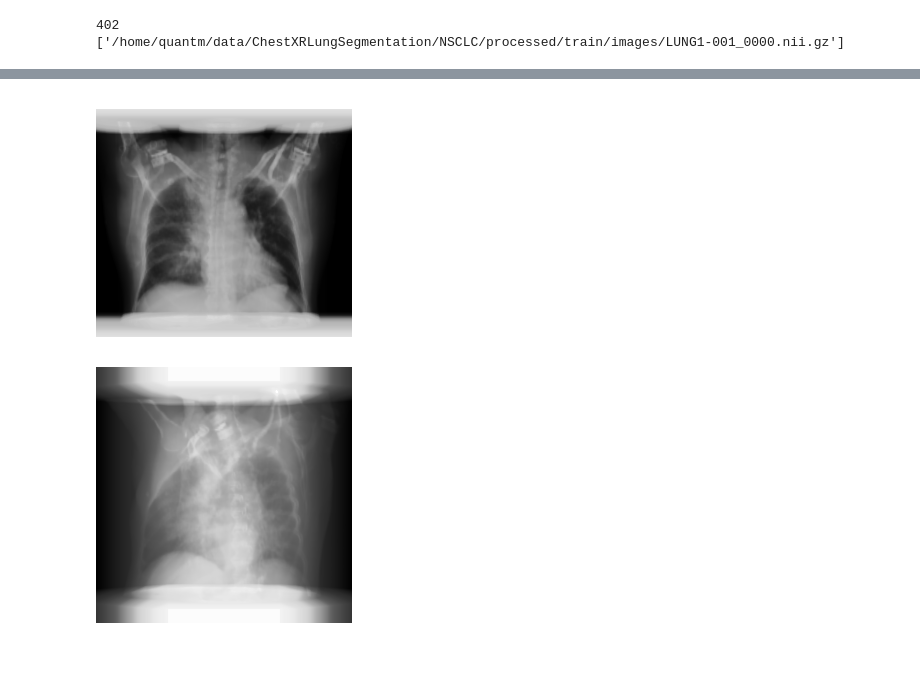
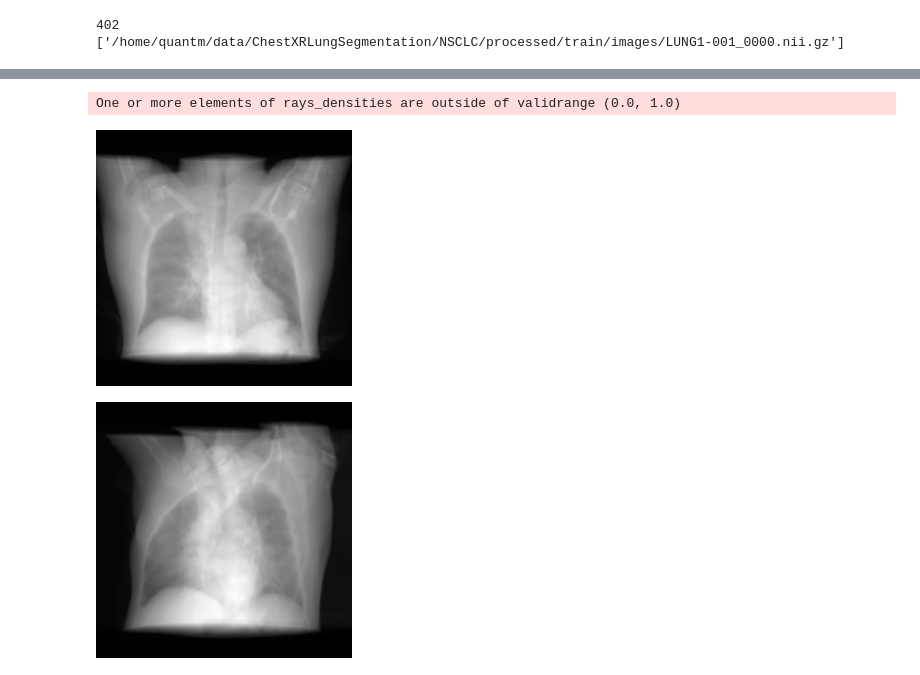
Before and after one commit to tmquan/med3d, a Jupyter notebook: Renderer.ipynb, the cells around one changed output, grey strips where cells are left out. Cells and saved outputs as stored; diff of their text form; code cells hidden in the pictures.

```diff
--- a/Renderer.ipynb
+++ b/Renderer.ipynb
@@ -88,14 +88,14 @@ val_transforms = Compose(
             align_corners=True,
         ),
         OrientationDict(keys=("image3d"), axcodes="ASL"),
-        # ScaleIntensityRangeDict(
-        #     keys=["image3d"],
-        #     clip=True,
-        #     a_min=-1024,
-        #     a_max=+3071,
-        #     b_min=0.0,
-        #     b_max=1.0,
-        # ),
+        ScaleIntensityRangeDict(
+            keys=["image3d"],
+            clip=True,
+            a_min=-1024,
+            a_max=+3071,
+            b_min=0.0,
+            b_max=1.0,
+        ),
         ScaleIntensityRangeDict(
             keys=["image3d"],
             clip=True,
@@ -221,8 +221,8 @@ def correct_window(
     T_old,
     a_min=-1024,
     a_max=3071,
-    b_min=-600, #-100, #-512,
-    b_max=800, #+900, #3071, #1536, #2560,
+    b_min=-1024, #-100, #-512,
+    b_max=3071, #+900, #3071, #1536, #2560,
     factor=1.0
 ):
     # Calculate the range for the old and new scales
@@ -288,33 +286,34 @@ Image(filename="ScreenCentricXRayHiddenImage.png")
 # %%
 from dvr.renderer import ObjectCentricXRayVolumeRenderer
 fwd_renderer = ObjectCentricXRayVolumeRenderer(
     image_width=256,
     image_height=256,
     n_pts_per_ray=800,
     min_depth=znear,
     max_depth=zfar,
     ndc_extent=1.0,
 )
 
 data = {}
 data["image3d"] = ct_images[i]
 image3d = val_transforms(data)
 
 image3d = image3d["image3d"].to(device)
 image3d = image3d.unsqueeze(0)
-image3d = transform_hu_to_density(image3d)
-# image3d = correct_window(image3d)
+# image3d = transform_hu_to_density(image3d)
+image3d = correct_window(image3d)
 
 output = fwd_renderer.forward(
     image3d=image3d,
     cameras=view_hidden,
 ).clamp_(0, 1).squeeze().detach().cpu()
 output = (255*output).astype(torch.uint8).unsqueeze(0) #.transpose(-1, -2)
 
 torchvision.io.write_png(output, f"ObjectCentricXRayHiddenImage.png")
 Image(filename="ObjectCentricXRayHiddenImage.png")
 # %% [output]
+One or more elements of rays_densities are outside of validrange (0.0, 1.0)
-[figure, old version]
+[figure, new version]
 # %%
 from dvr.renderer import ObjectCentricXRayVolumeRenderer
 fwd_renderer = ObjectCentricXRayVolumeRenderer(
@@ -332,8 +331,8 @@ image3d = val_transforms(data)
 
 image3d = image3d["image3d"].to(device)
 image3d = image3d.unsqueeze(0)
-image3d = transform_hu_to_density(image3d)
-# image3d = correct_window(image3d)
+# image3d = transform_hu_to_density(image3d)
+image3d = correct_window(image3d)
 
 output = fwd_renderer.forward(
     image3d=image3d,
@@ -344,7 +343,7 @@ output = (255*output).astype(torch.uint8).unsqueeze(0) #.transpose(-1, -2)
 torchvision.io.write_png(output, f"ObjectCentricXRayLateralImage.png")
 Image(filename="ObjectCentricXRayLateralImage.png")
 # %% [output]
-[figure, old version]
+[figure, new version]
 # %%
 # ! diff ObjectCentricXRayImage.png ScreenCentricXRayImage.png
 # %%
```
Also changed, not shown: parts of 2 cells of this notebook, 10 other files.
